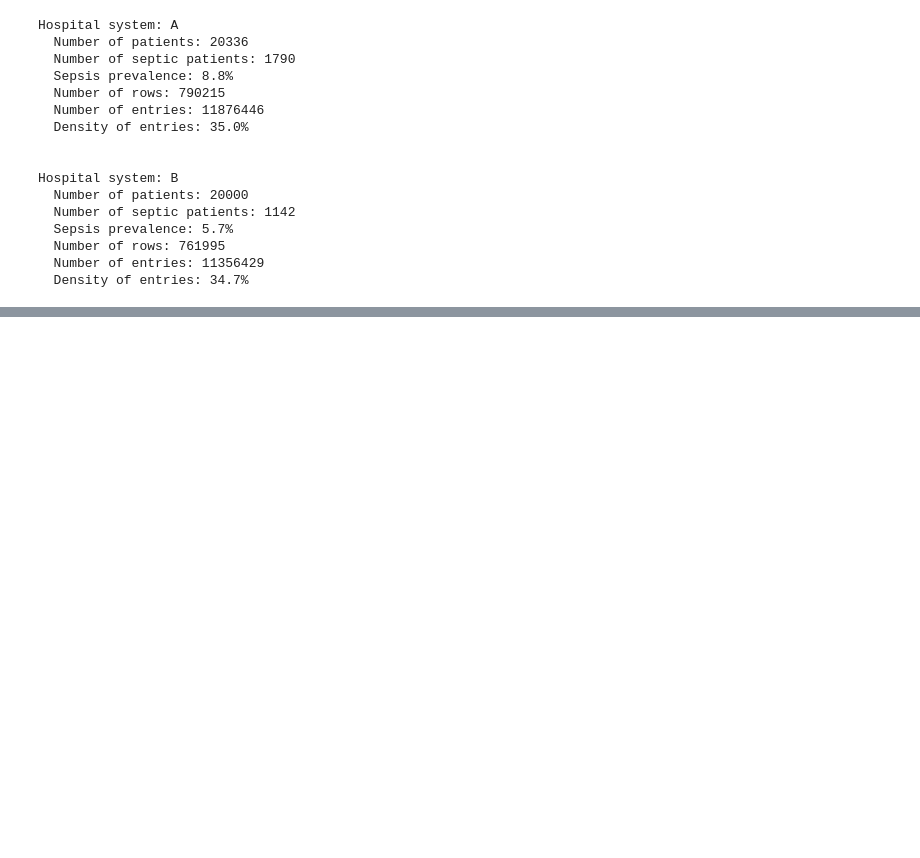
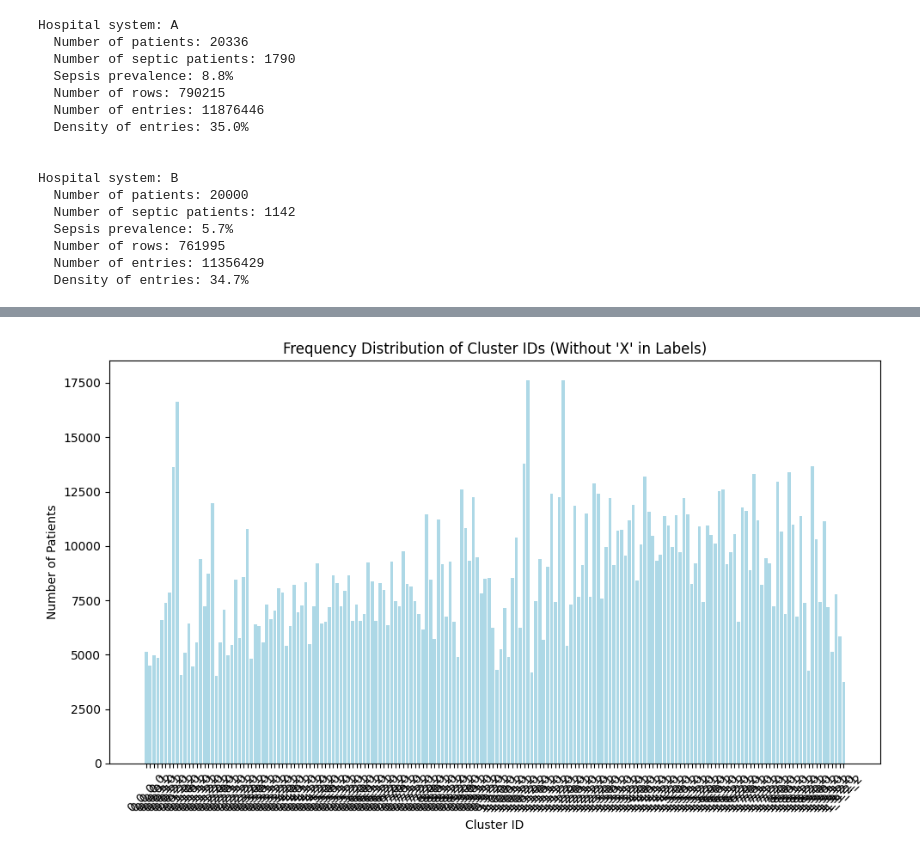
Before and after one commit to damianstone/dl-sepsis-prediction, a Jupyter notebook: data_exploration/data_exploration.ipynb, the cells around one changed output, grey strips where cells are left out. Cells and saved outputs as stored; diff of their text form; code cells hidden in the pictures; blank space fills up the shorter version.

Commit message:
Completed imputations, added binning options+plots

```diff
--- a/data_exploration/data_exploration.ipynb
+++ b/data_exploration/data_exploration.ipynb
@@ -103,0 +80,97 @@ patient_id                      ...
+# %%
+import importlib
+import matplotlib.pyplot as plt
+import numpy as np
+import pandas as pd
+from utils.impute_data import impute_df_no_nans
+import utils.impute_data as impute_clusters
+importlib.reload(impute_clusters)
+
+# Choose dataset mode: 1 = full, 2 = first 1000 patients
+DATASET_MODE = 1
+df_to_impute = (combined_df[combined_df["patient_id"] <= 1000].copy()
+                if DATASET_MODE == 2 else combined_df.copy())
+
+# Drop EtCO2 because most patients dont have it
+df_to_impute.drop(columns=["EtCO2"], errors="ignore", inplace=True)
+
+# Perform imputation with chosen binning options
+df_imputed, replacement_stats = impute_df_no_nans(df_to_impute, nan_density=0.3,
+
+    gender_bins=2,
+    age_bins=10,
+    hr_bins=5,
+    map_bins=5,
+    o2sat_bins=3,
+    sbp_bins=0,
+    resp_bins=0)
+
+# Check for any remaining missing values
+if df_imputed.isna().sum().sum() == 0:
+    print("No NaNs found in the imputed data")
+
+# --- Helper Functions ---
+
+def print_replacement_stats(stats: dict) -> None:
+    """Prints formatted replacement statistics."""
+    print("\nReplacement statistics (percentages):")
+    label_map = {
+        "Linear fill": "Linear fill",
+        "Cluster fill": "Cluster-mean fill",
+        "Nearest cluster fill": "Nearest cluster-mean fill",
+        "Initial missing": "Initial missing"
+    }
+    for col, col_stats in stats.items():
+        print(f"Column: {col}")
+        for key, value in col_stats.items():
+            key_print = label_map.get(key, key.capitalize())
+            if isinstance(value, (int, float)):
+                print(f"  {key_print}: {value:.2f}%")
+            else:
+                print(f"  {key_print}: {value}")
+
+def plot_cluster_distribution(df: pd.DataFrame) -> None:
+    """Plots the frequency distribution of cluster IDs"""
+    cluster_counts = df["cluster_id"].value_counts().sort_index()
+    # Remove 'X' parts from cluster labels
+    cleaned_labels = [
+        "_".join(part for part in cid.split("_") if part != "X")
+        for cid in cluster_counts.index
+    ]
+    plt.figure(figsize=(10, 6))
+    plt.bar(range(len(cluster_counts)), cluster_counts.values, color="lightblue")
+    plt.title("Frequency Distribution of Cluster IDs (Without 'X' in Labels)")
+    plt.xlabel("Cluster ID")
+    plt.ylabel("Number of Patients")
+    plt.xticks(range(len(cluster_counts)), cleaned_labels, rotation=45)
+    plt.tight_layout()
+    plt.show()
+
+def plot_cluster_fill(stats: dict) -> None:
+    """Plots a stacked bar chart showing cluster-based fill percentages."""
+    # Filter columns that used the cluster-based method
+    cluster_cols = [col for col, stat in stats.items() if stat.get("Method") == "cluster"]
+    if not cluster_cols:
+        print("No cluster-based columns found for visualization.")
+        return
+
+    idx = np.arange(len(cluster_cols))
+    cluster_fill = [stats[col]["Cluster fill"] for col in cluster_cols]
+    nearest_fill = [stats[col]["Nearest cluster fill"] for col in cluster_cols]
+
+    plt.figure(figsize=(10, 6))
+    plt.bar(idx, cluster_fill, label="Cluster-mean fill", color="lightgreen")
+    plt.bar(idx, nearest_fill, bottom=cluster_fill, label="Nearest cluster-mean fill", color="lightblue")
+    plt.xticks(idx, cluster_cols, rotation=45)
+    plt.ylabel("Replacement Percentage")
+    plt.title("Cluster-Based Mean Replacement Percentages")
+    plt.legend()
+    plt.tight_layout()
+    plt.show()
+
+# --- Execution ---
+
+print_replacement_stats(replacement_stats)
+plot_cluster_distribution(df_imputed)
+plot_cluster_fill(replacement_stats)
+# %% [output]
@@ -103,0 +194 @@ patient_id                      ...
+[figure, added]
```
Also changed, not shown: parts of 3 cells of this notebook, 1 other file.
